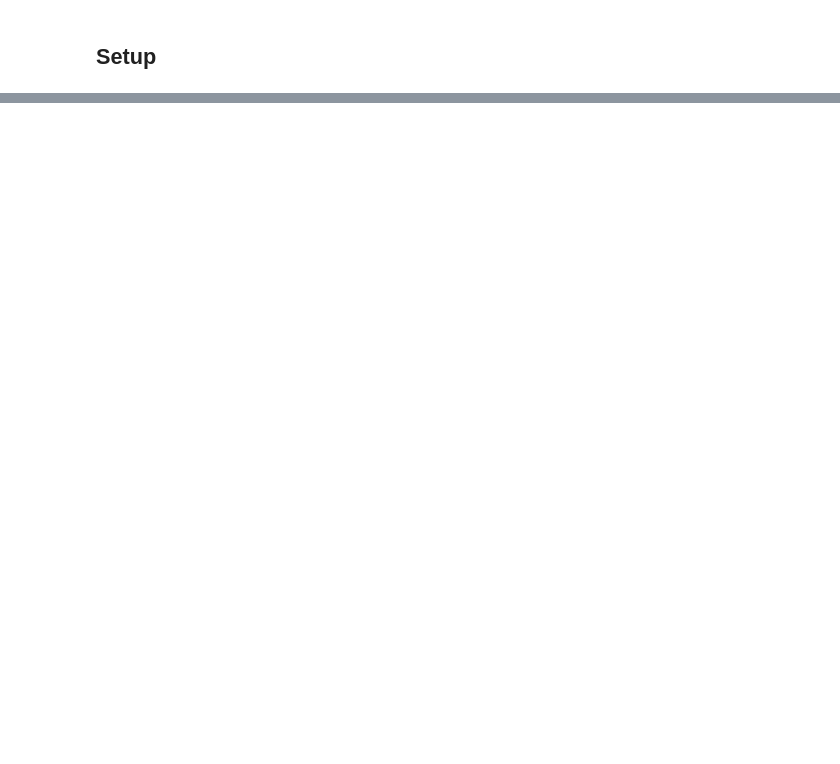
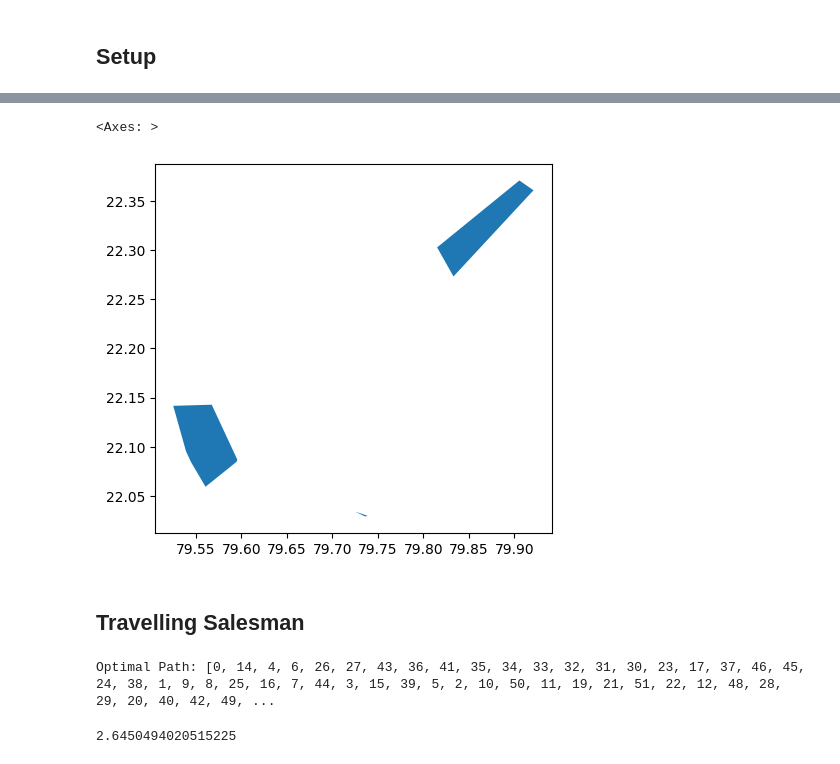
Before and after one commit to IDinsight/idinsight-solar-parks, a Jupyter notebook: notebooks/gov_building_clustering.ipynb, the cells around one changed output, grey strips where cells are left out. Cells and saved outputs as stored; diff of their text form; code cells hidden in the pictures; blank space fills up the shorter version.

Commit message:
add travelling salesman

```diff
--- a/notebooks/gov_building_clustering.ipynb
+++ b/notebooks/gov_building_clustering.ipynb
@@ -46,0 +84,7 @@ save_shapefiles(gdf, OUTPUT_DATA_DIR, "gov_buildings_new", formats=["parquet", "
+# %%
+gdf[gdf["cluster"] >= 0].dissolve("cluster").convex_hull.plot()
+# %% [output]
+<Axes: >
+[figure, added]
+# %% [markdown]
+## Travelling Salesman
@@ -46,0 +145,12 @@ save_shapefiles(gdf, OUTPUT_DATA_DIR, "gov_buildings_new", formats=["parquet", "
+# %%
+# Print the solution (ordered route)
+if solution:
+    index = routing.Start(0)
+    route = []
+    while not routing.IsEnd(index):
+        route.append(manager.IndexToNode(index))
+        index = solution.Value(routing.NextVar(index))
+    route.append(manager.IndexToNode(index))
+    print("Optimal Path:", route)
+# %% [output]
+Optimal Path: [0, 14, 4, 6, 26, 27, 43, 36, 41, 35, 34, 33, 32, 31, 30, 23, 17, 37, 46, 45, 24, 38, 1, 9, 8, 25, 16, 7, 44, 3, 15, 39, 5, 2, 10, 50, 11, 19, 21, 51, 22, 12, 48, 28, 29, 20, 40, 42, 49, ...
@@ -46,0 +167,4 @@ save_shapefiles(gdf, OUTPUT_DATA_DIR, "gov_buildings_new", formats=["parquet", "
+# %%
+merged.length
+# %% [output]
+2.6450494020515225
```
Also changed, not shown: parts of 17 cells of this notebook.
